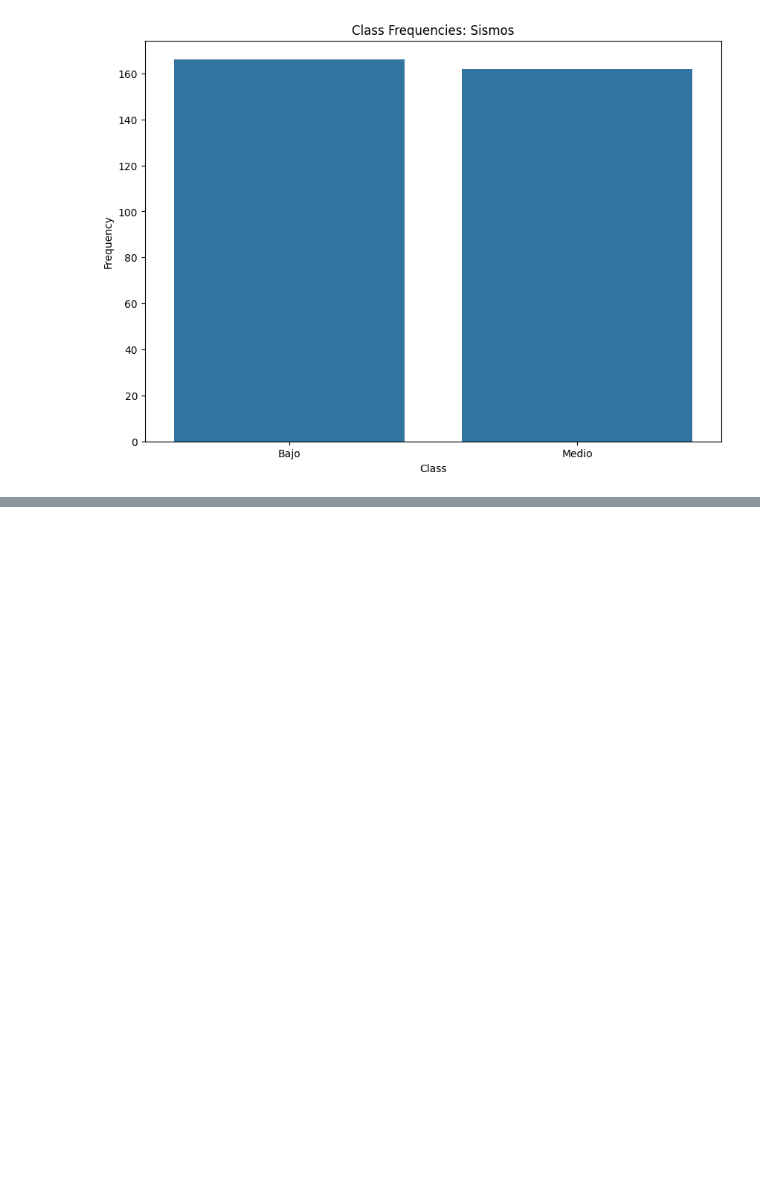
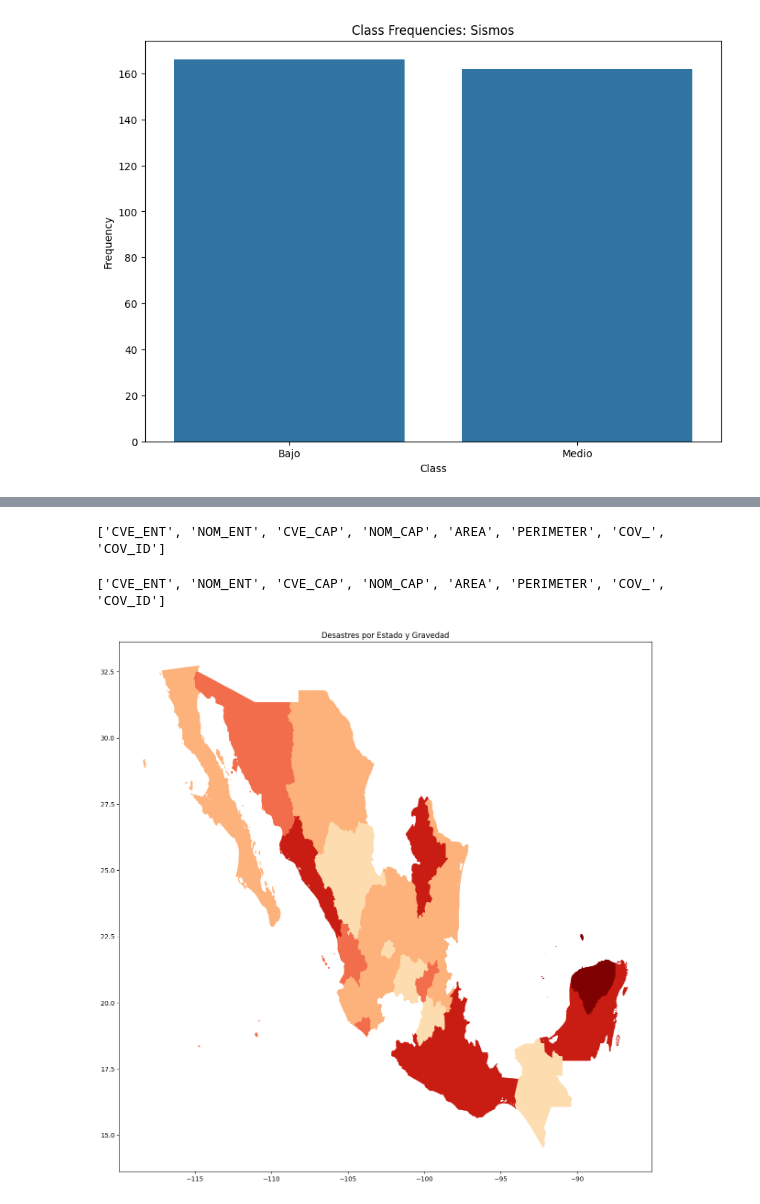
Before and after one commit to Mariyselita/CIP, a Jupyter notebook: Algoritmos_de_clasificación_TAREA_9_CIP.ipynb, the cells around one changed output, grey strips where cells are left out. Saved outputs shown, nothing was run; the diff lists cells and outputs as text; code cells hidden in the pictures; blank space fills up the shorter version.

```diff
--- a/Algoritmos_de_clasificación_TAREA_9_CIP.ipynb
+++ b/Algoritmos_de_clasificación_TAREA_9_CIP.ipynb
@@ -303,0 +308,70 @@ Frecuencias de Clases para Sismos
+# %%
+# Mostrar los nombres de los campos en el shapefile
+fields = [field[0] for field in sf.fields[1:]]  # La primera entrada no es un campo
+print(fields)
+# %% [output]
+['CVE_ENT', 'NOM_ENT', 'CVE_CAP', 'NOM_CAP', 'AREA', 'PERIMETER', 'COV_', 'COV_ID']
+# %%
+import shapefile
+import matplotlib.pyplot as plt
+import pandas as pd
+import numpy as np
+
+# archivo shapefile
+shapefile_path = '/content/drive/My Drive/CIP/ESTADOS.shp'
+
+# Leer el shapefile usando PyShp
+sf = shapefile.Reader(shapefile_path)
+
+# Extraer las formas y registros
+shapes = sf.shapes()
+records = sf.records()
+
+# Mostrar los nombres de los campos en el shapefile
+fields = [field[0] for field in sf.fields[1:]]
+print(fields)
+
+# Crear un DataFrame de ejemplo para desastres, asegurando que los nombres de los estados coincidan
+data = {
+    'Estado': [
+        'Aguascalientes', 'Baja California', 'Baja California Sur', 'Campeche', 'Coahuila',
+        'Colima', 'Chiapas', 'Chihuahua', 'Ciudad de México', 'Durango', 'Guanajuato',
+        'Guerrero', 'Hidalgo', 'Jalisco', 'México', 'Michoacán', 'Morelos',
+        'Nayarit', 'Nuevo León', 'Oaxaca', 'Puebla', 'Querétaro', 'Quintana Roo',
+        'San Luis Potosí', 'Sinaloa', 'Sonora', 'Tabasco', 'Tamaulipas', 'Tlaxcala',
+        'Veracruz', 'Yucatán', 'Zacatecas'
+    ],
+    'Gravedad': np.random.randint(1, 6, size=32)  # Gravedad aleatoria entre 1 y 5
+}
+df = pd.DataFrame(data)
+
+# Crear un mapa coloreado según la gravedad (relleno)
+fig, ax = plt.subplots(figsize=(15, 15))
+
+# Dibujar cada estado
+for shapeRec in sf.shapeRecords():
+    shape = shapeRec.shape
+    record = shapeRec.record
+    estado_name = record[fields.index('NOM_ENT')]  # Ajustar al nombre del campo correcto
+    if estado_name in df['Estado'].values:
+        gravedad = df[df['Estado'] == estado_name]['Gravedad'].values[0]
+        color = plt.cm.OrRd(gravedad / df['Gravedad'].max())  # Ajustar la escala de colores
+    else:
+        color = 'white'
+
+    points = shape.points
+    parts = shape.parts
+    parts.append(len(points))
+
+    for i in range(len(parts) - 1):
+        part_points = points[parts[i]:parts[i + 1]]
+        x = [p[0] for p in part_points]
+        y = [p[1] for p in part_points]
+        ax.fill(x, y, color=color)
+
+# Configurar título y mostrar la figura
+ax.set_title('Desastres por Estado y Gravedad')
+plt.show()
+# %% [output]
+['CVE_ENT', 'NOM_ENT', 'CVE_CAP', 'NOM_CAP', 'AREA', 'PERIMETER', 'COV_', 'COV_ID']
+[figure, added]
```
Also changed, not shown: parts of 1 cell of this notebook.
